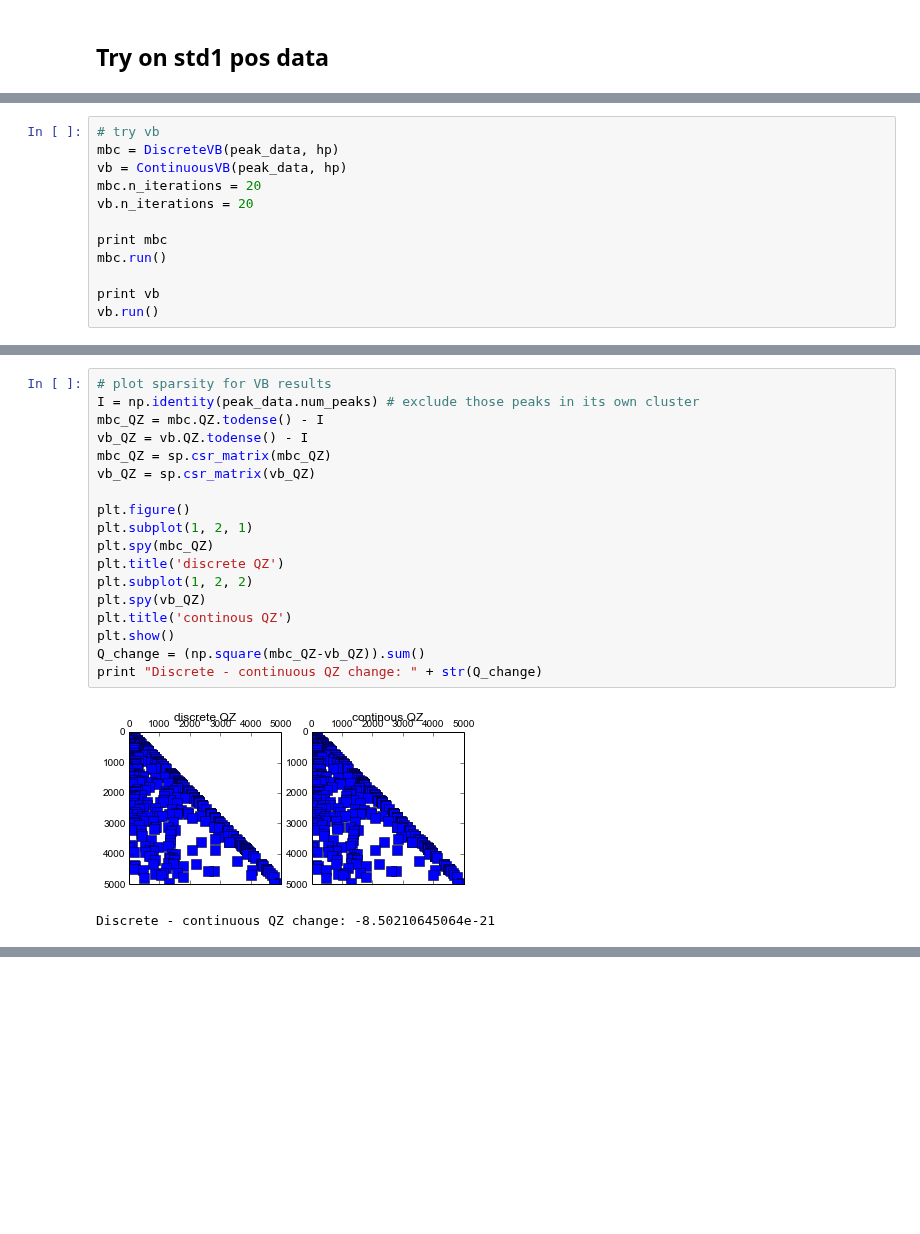
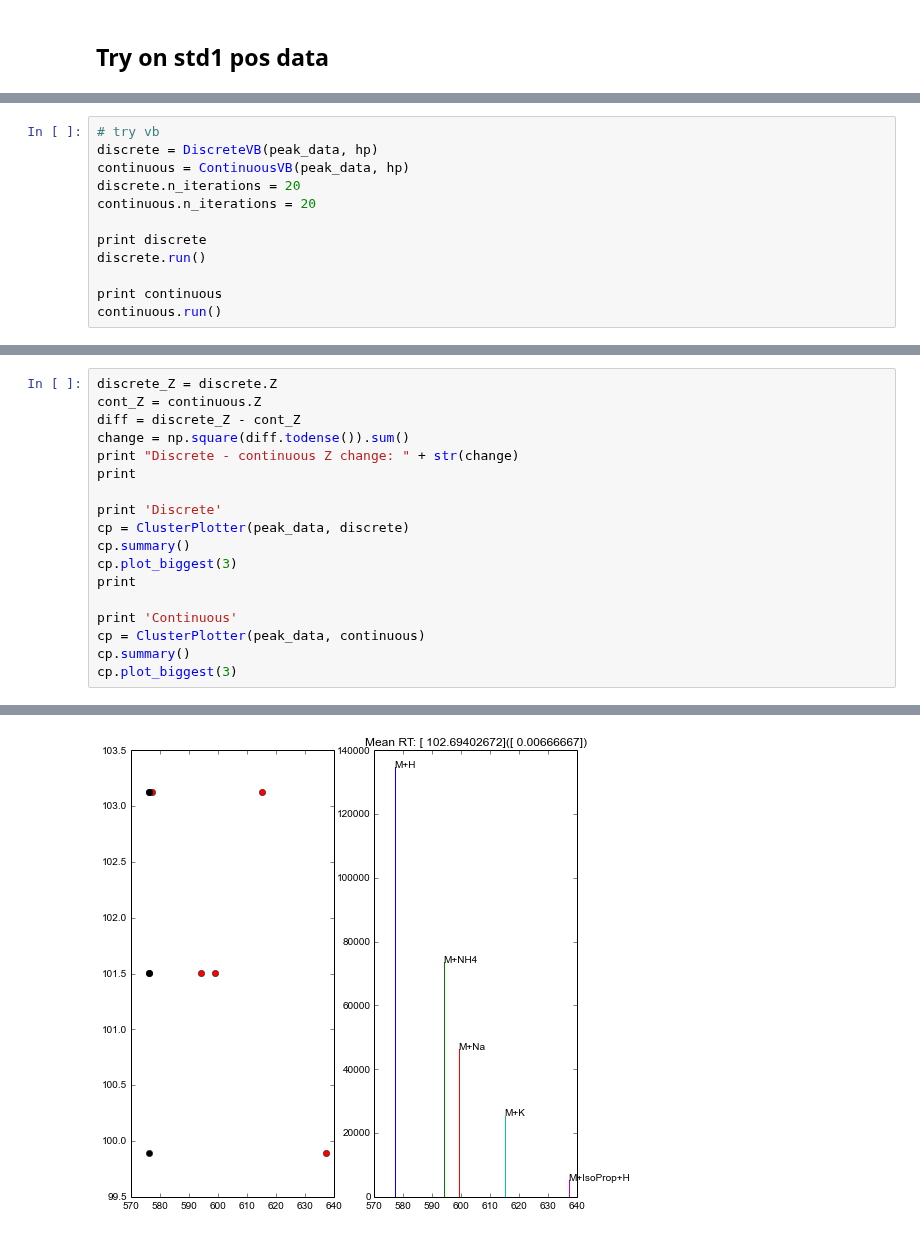
Before and after one commit to sdrogers/metabolomics_tools, a Jupyter notebook: discretisation/notebooks/test_discrete_clustering.ipynb, the cells around one changed output, grey strips where cells are left out. Saved outputs shown, nothing was run; the diff lists cells and outputs as text; blank space fills up the shorter version.

```diff
--- a/discretisation/notebooks/test_discrete_clustering.ipynb
+++ b/discretisation/notebooks/test_discrete_clustering.ipynb
@@ -57,15 +59,15 @@ Occupied bins=238
 # %%
 # try vb
-mbc = DiscreteVB(peak_data, hp)
-vb = ContinuousVB(peak_data, hp)
-mbc.n_iterations = 20
-vb.n_iterations = 20
+discrete = DiscreteVB(peak_data, hp)
+continuous = ContinuousVB(peak_data, hp)
+discrete.n_iterations = 20
+continuous.n_iterations = 20
 
-print mbc
-mbc.run()
+print discrete
+discrete.run()
 
-print vb
-vb.run()
+print continuous
+continuous.run()
 # %% [output]
 DiscreteVB initialised
 Continuous Clusterer initialised - wow
@@ -87,21 +89,19 @@ Change in QZ: 7.0652401549e-10
-# %%
-# plot sparsity for VB results
-I = np.identity(peak_data.num_peaks) # exclude those peaks in its own cluster
-mbc_QZ = mbc.QZ.todense() - I
-vb_QZ = vb.QZ.todense() - I
-mbc_QZ = sp.csr_matrix(mbc_QZ)
-vb_QZ = sp.csr_matrix(vb_QZ)
-
-plt.figure()
-plt.subplot(1, 2, 1)
-plt.spy(mbc_QZ)
-plt.title('discrete QZ')
-plt.subplot(1, 2, 2)
-plt.spy(vb_QZ)
-plt.title('continous QZ')
-plt.show()
-Q_change = (np.square(mbc_QZ-vb_QZ)).sum()
-print "Discrete - continuous QZ change: " + str(Q_change)
-# %% [output]
-[figure, removed]
-Discrete - continuous QZ change: -8.50210645064e-21
+# %%
+discrete_Z = discrete.Z
+cont_Z = continuous.Z
+diff = discrete_Z - cont_Z
+change = np.square(diff.todense()).sum()
+print "Discrete - continuous Z change: " + str(change)
+print
+
+print 'Discrete'
+cp = ClusterPlotter(peak_data, discrete)
+cp.summary()
+cp.plot_biggest(3)
+print
+
+print 'Continuous'
+cp = ClusterPlotter(peak_data, continuous)
+cp.summary()
+cp.plot_biggest(3)
+# %% [output]
@@ -107,0 +125 @@ Discrete - continuous QZ change: -8.50210645064e-21
+[figure, added]
```
Also changed, not shown: parts of 5 cells of this notebook, 17 other files.
